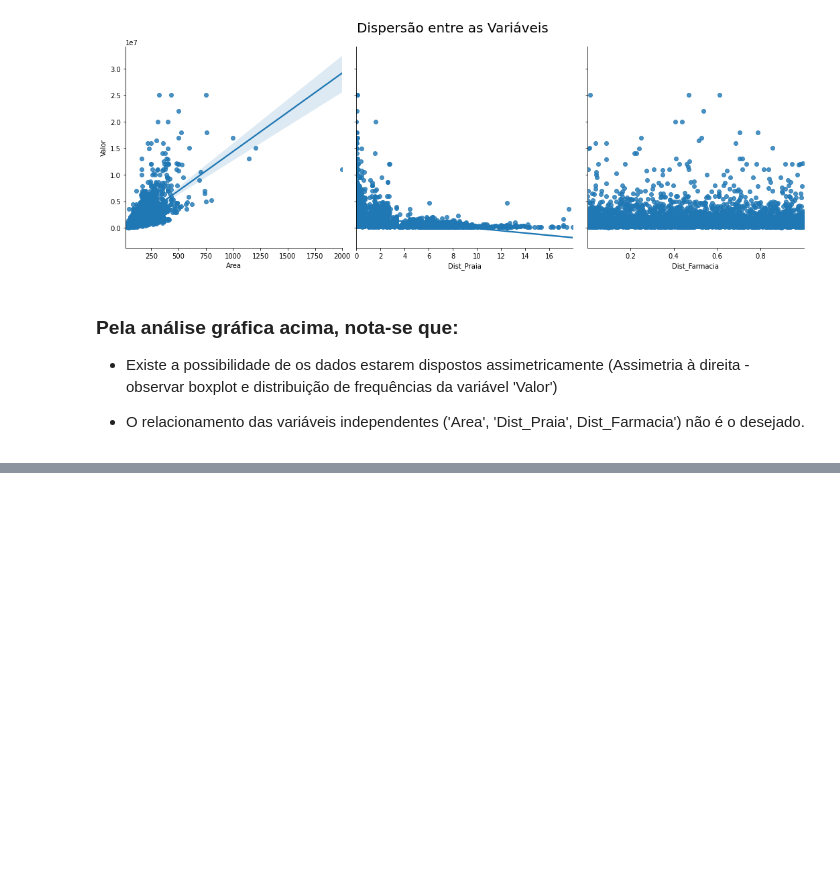
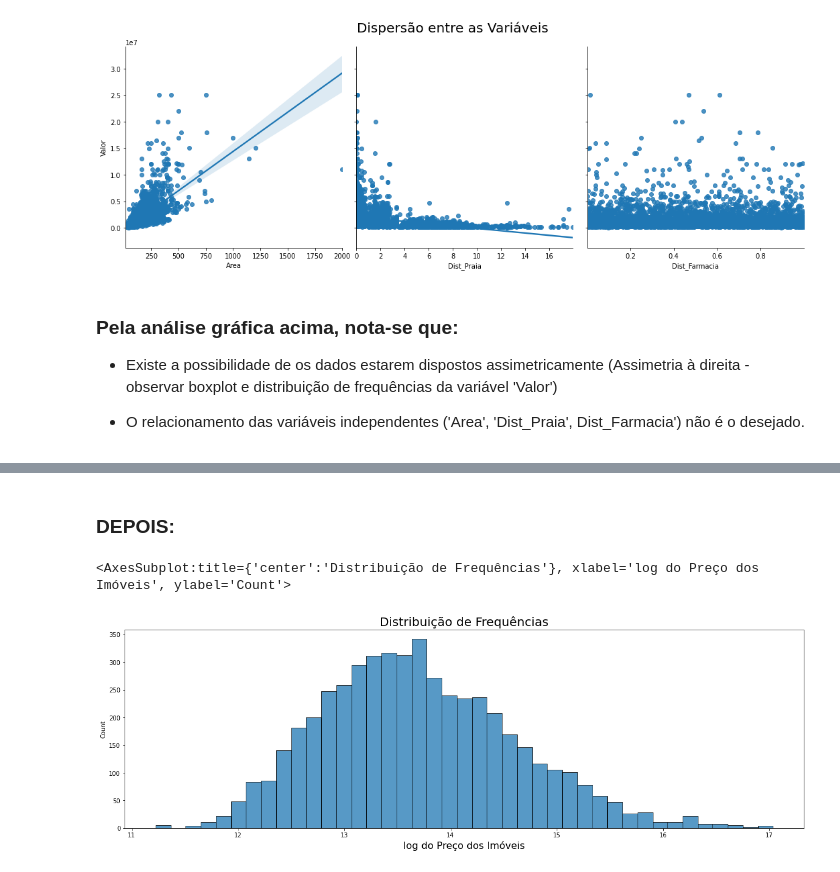
Before and after one commit to silsantos/Data-Science_Projects, a Jupyter notebook: Estatistica/Pratica5_Modelo_log_Linear.ipynb, the cells around one changed output, grey strips where cells are left out. Drawn from its saved outputs; the diff is of its cells as text; code cells hidden in the pictures; blank space fills up the shorter version.

```diff
--- a/Estatistica/Pratica5_Modelo_log_Linear.ipynb
+++ b/Estatistica/Pratica5_Modelo_log_Linear.ipynb
@@ -123,0 +126,5 @@ ax
+# %%
+dados['Log_Valor'] = np.log(dados['Valor'])
+dados['Log_Area'] = np.log(dados['Area'])
+dados['Log_Dist_Praia'] = np.log(dados['Dist_Praia']+1)
+dados['Log_Dist_Farmacia'] = np.log(dados['Dist_Farmacia']+1)
@@ -123,0 +159,11 @@ ax
+# %% [markdown]
+### DEPOIS:
+# %%
+ax = sns.histplot(dados['Log_Valor'])
+ax.figure.set_size_inches(20, 6)
+ax.set_title('Distribuição de Frequências', fontsize=20)
+ax.set_xlabel('log do Preço dos Imóveis', fontsize=16)
+ax
+# %% [output]
+<AxesSubplot:title={'center':'Distribuição de Frequências'}, xlabel='log do Preço dos Imóveis', ylabel='Count'>
+[figure, added]
```
Also changed, not shown: parts of 24 cells of this notebook.
